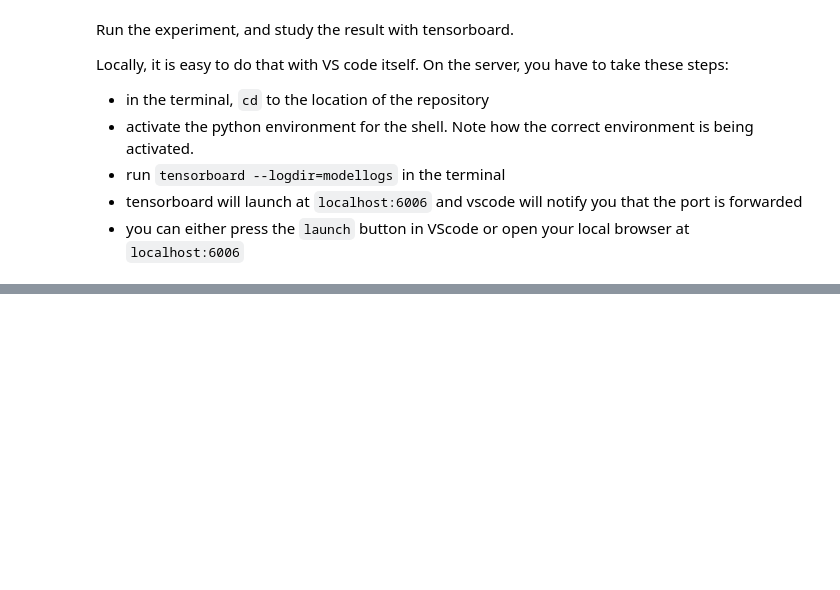
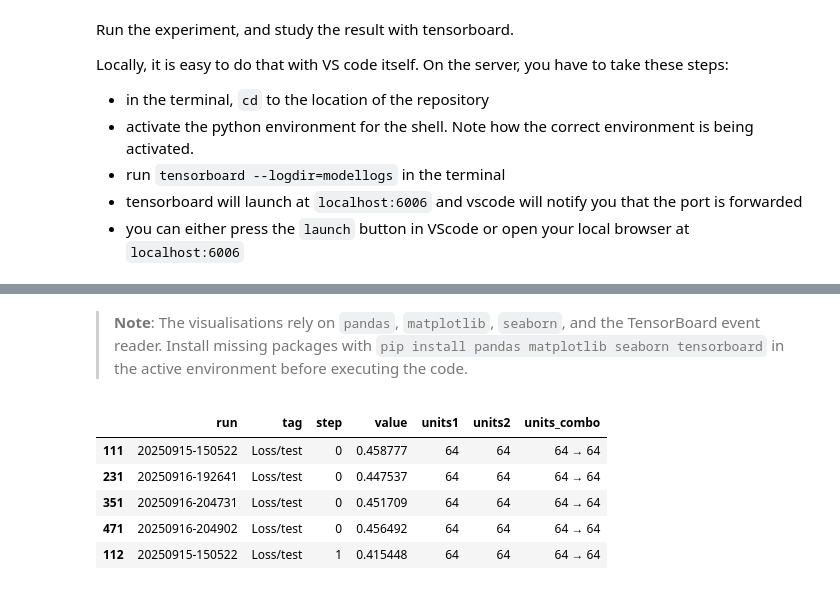
Before and after one commit to christelvanharen/MADS-ML-CVH, a Jupyter notebook: 1-hypertuning-gridsearch/notebook.ipynb, the cells around one changed output, grey strips where cells are left out. Saved outputs shown, nothing was run; the diff lists cells and outputs as text; code cells hidden in the pictures; blank space fills up the shorter version.

```diff
--- a/1-hypertuning-gridsearch/notebook.ipynb
+++ b/1-hypertuning-gridsearch/notebook.ipynb
@@ -210,0 +220,2 @@ Locally, it is easy to do that with VS code itself. On the server, you have to t
+# %% [markdown]
+> **Note**: The visualisations rely on `pandas`, `matplotlib`, `seaborn`, and the TensorBoard event reader. Install missing packages with `pip install pandas matplotlib seaborn tensorboard` in the active environment before executing the code.
@@ -210,0 +239,54 @@ Locally, it is easy to do that with VS code itself. On the server, you have to t
+# %%
+def load_run_history(run_dir: Path) -> pd.DataFrame:
+    """Collect scalar metrics for a single run directory."""
+    model_path = run_dir / "model.toml"
+    if not model_path.exists():
+        return pd.DataFrame()
+
+    with model_path.open("rb") as fh:
+        model_cfg = tomllib.load(fh).get("model", {})
+
+    units1 = model_cfg.get("units1")
+    units2 = model_cfg.get("units2")
+
+    try:
+        accumulator = EventAccumulator(str(run_dir))
+        accumulator.Reload()
+    except Exception as exc:  # pragma: no cover
+        print(f"Skipping {run_dir.name}: {exc}")
+        return pd.DataFrame()
+
+    records = []
+    for tag in accumulator.Tags().get("scalars", []):
+        for event in accumulator.Scalars(tag):
+            records.append(
+                {
+                    "run": run_dir.name,
+                    "tag": tag,
+                    "step": event.step,
+                    "value": event.value,
+                    "units1": units1,
+                    "units2": units2,
+                }
+            )
+
+    return pd.DataFrame.from_records(records)
+
+history_frames = [df for df in (load_run_history(run_dir) for run_dir in run_dirs) if not df.empty]
+if not history_frames:
+    raise RuntimeError("No scalar metrics found. Ensure TensorBoard logs exist in 'modellogs'.")
+
+history_df = (
+    pd.concat(history_frames, ignore_index=True)
+    .dropna(subset=["tag"])
+    .sort_values(["units1", "units2", "tag", "step"])
+)
+history_df["units_combo"] = history_df["units1"].astype(str) + " → " + history_df["units2"].astype(str)
+history_df.head()
+# %% [output]
+|  | run | tag | step | value | units1 | units2 | units_combo |
+| 111 | 20250915-150522 | Loss/test | 0 | 0.458777 | 64 | 64 | 64 → 64 |
+| 231 | 20250916-192641 | Loss/test | 0 | 0.447537 | 64 | 64 | 64 → 64 |
+| 351 | 20250916-204731 | Loss/test | 0 | 0.451709 | 64 | 64 | 64 → 64 |
+| 471 | 20250916-204902 | Loss/test | 0 | 0.456492 | 64 | 64 | 64 → 64 |
+| 112 | 20250915-150522 | Loss/test | 1 | 0.415448 | 64 | 64 | 64 → 64 |
```
Also changed, not shown: parts of 9 cells of this notebook, 1 other file.
